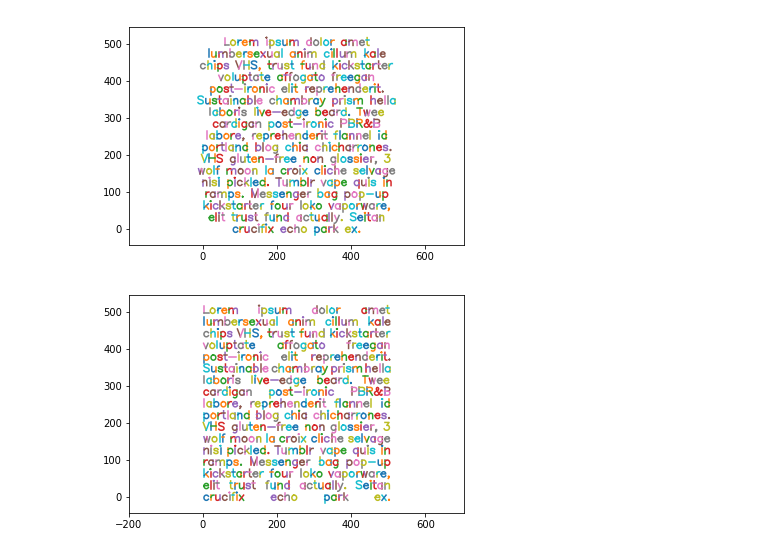
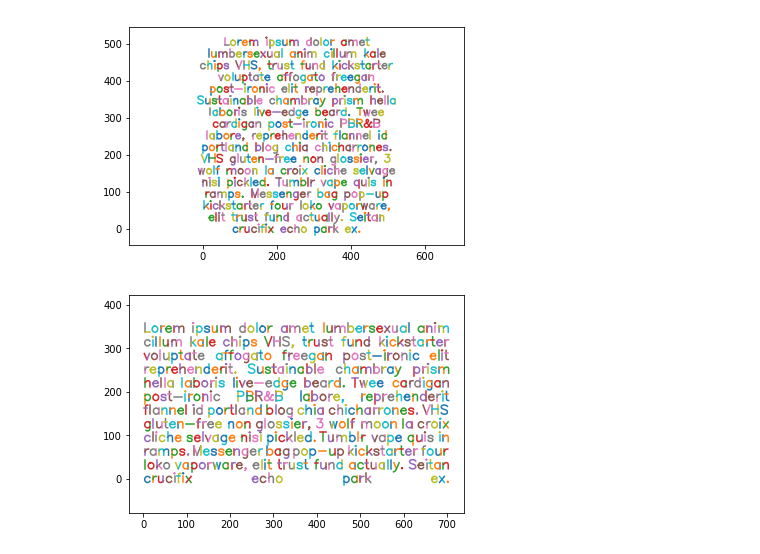
Before and after one commit to newsch/hairy_plotter, a Jupyter notebook: font-test.ipynb, the cells around one changed output. Cells and saved outputs as stored; diff of their text form; code cells hidden in the pictures.

```diff
--- a/font-test.ipynb
+++ b/font-test.ipynb
@@ -109,8 +109,9 @@ for align in ['left', 'right', 'center']:
 [figure]
 [figure]
 # %%
-font.plot_paths(font.format_txt(
-    romans, hipsum, line_height=21*1.5, width=500,
-    align = 'left', justify=True))
+justified = font.format_txt(
+    romans, hipsum, line_height=21*1.5, width=700,
+    align = 'left', justify=True)
+font.plot_paths(justified)
 # %% [output]
-[figure, old version]
+[figure, new version]
```
Also changed, not shown: parts of 3 cells of this notebook, 3 other files.
